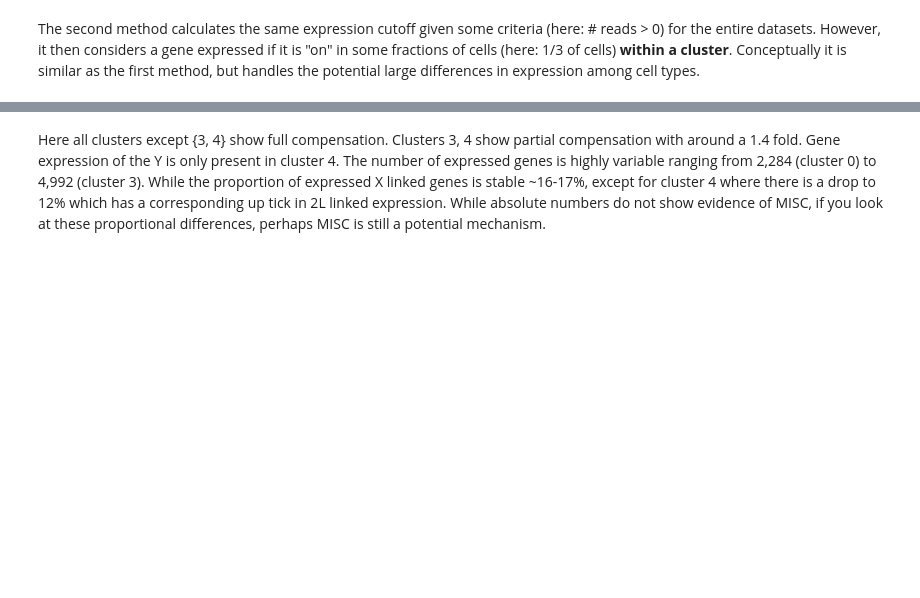
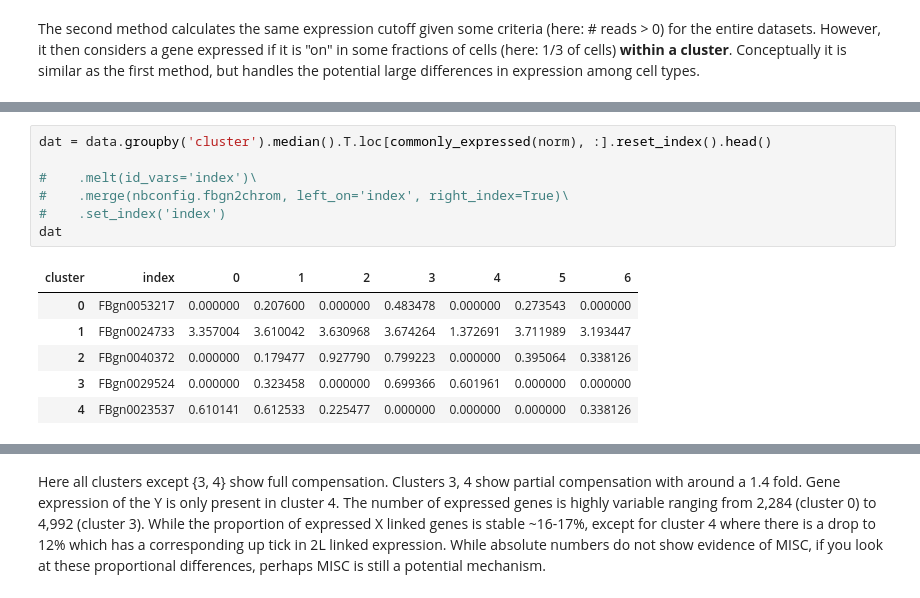
Before and after one commit to jfear/larval_gonad, a Jupyter notebook: docs/04.00-testis_pilot_scRNAseq_X_to_A.ipynb, the cells around one changed output, grey strips where cells are left out. Drawn from its saved outputs; the diff is of its cells as text; blank space fills up the shorter version.

```diff
--- a/docs/04.00-testis_pilot_scRNAseq_X_to_A.ipynb
+++ b/docs/04.00-testis_pilot_scRNAseq_X_to_A.ipynb
@@ -129,0 +136,14 @@ The second method calculates the same expression cutoff given some criteria (her
+# %%
+dat = data.groupby('cluster').median().T.loc[commonly_expressed(norm), :].reset_index().head()
+
+#    .melt(id_vars='index')\
+#    .merge(nbconfig.fbgn2chrom, left_on='index', right_index=True)\
+#    .set_index('index')
+dat
+# %% [output]
+| cluster | index | 0 | 1 | 2 | 3 | 4 | 5 | 6 |
+| 0 | FBgn0053217 | 0.000000 | 0.207600 | 0.000000 | 0.483478 | 0.000000 | 0.273543 | 0.000000 |
+| 1 | FBgn0024733 | 3.357004 | 3.610042 | 3.630968 | 3.674264 | 1.372691 | 3.711989 | 3.193447 |
+| 2 | FBgn0040372 | 0.000000 | 0.179477 | 0.927790 | 0.799223 | 0.000000 | 0.395064 | 0.338126 |
+| 3 | FBgn0029524 | 0.000000 | 0.323458 | 0.000000 | 0.699366 | 0.601961 | 0.000000 | 0.000000 |
+| 4 | FBgn0023537 | 0.610141 | 0.612533 | 0.225477 | 0.000000 | 0.000000 | 0.000000 | 0.338126 |
```
Also changed, not shown: parts of 6 cells of this notebook, 4 other files.
